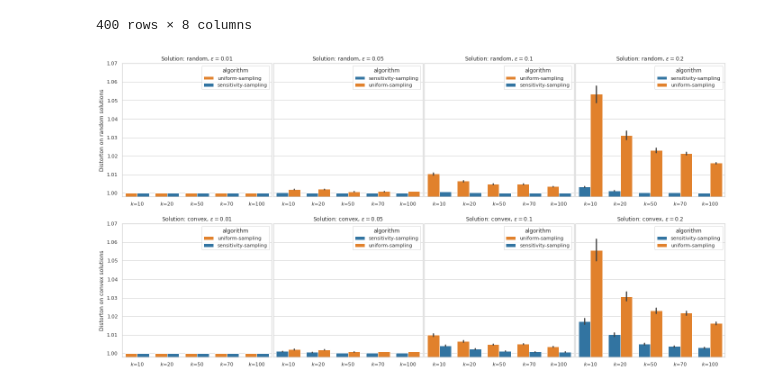
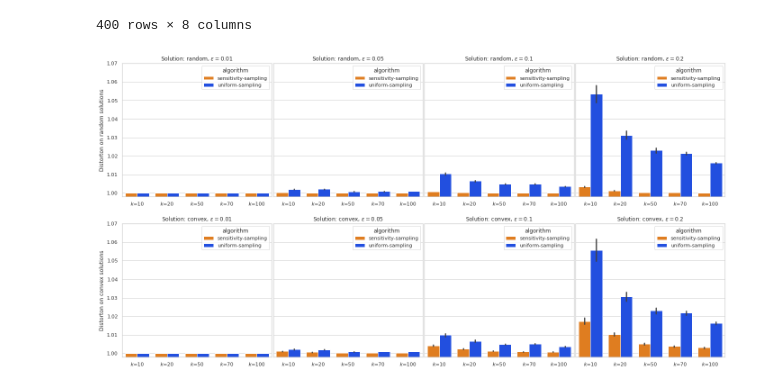
Before and after one commit to sheikhomar/yace, a Jupyter notebook: notebooks/04-preliminary-results-take-1.ipynb, the cells around one changed output. Cells and saved outputs as stored; diff of their text form; code cells hidden in the pictures.

Commit message:
Reorder bars and colours in plots.

```diff
--- a/notebooks/04-preliminary-results-take-1.ipynb
+++ b/notebooks/04-preliminary-results-take-1.ipynb
@@ -122,33 +122,35 @@ df_grouped
 400 rows × 8 columns
 # %%
 colors = sns.color_palette("tab10")
-algorithm_colors = {algo: colors[i] for i, algo in enumerate(df_raw_results.algorithm.unique())}
+colors = sns.color_palette("bright")
+algorithms = np.sort(df_raw_results.algorithm.unique())[::-1]
+algorithm_colors = {algo: colors[i] for i, algo in enumerate(algorithms)}
 df_raw_results["k_formatted"] = "$k$=" + df_raw_results["k"].astype(str)
 df_grouped["k_formatted"] = "$k$=" + df_grouped["k"].astype(str)
 # %%
 solution_types = df_raw_results["solution_type"].unique()
 epsilons = np.sort(df_raw_results["epsilon"].unique())
 n_rows = len(solution_types)
 n_cols = len(epsilons)
 fig, axes = plt.subplots(nrows=n_rows, ncols=n_cols, sharey=True, figsize=(n_rows*12, n_cols*3))
 
 for i, solution_type in enumerate(solution_types):
     for j, epsilon in enumerate(epsilons):
         ax = axes[i,j]
         f1 = df_raw_results["solution_type"] == solution_type
         f2 = df_raw_results["epsilon"] == epsilon
         df_filtered = df_raw_results[f1&f2].copy()
-        df_filtered.sort_values(by=["k"], inplace=True)
+        df_filtered.sort_values(by=["k", "algorithm"], inplace=True)
         sns.barplot(data=df_filtered, x="k_formatted", y="distortion", hue="algorithm", ax=ax, palette=algorithm_colors)
         ax.set_ylim(bottom=0.998, top=1.07)
         ax.set_title(f"Solution: {solution_type}, $\\epsilon=${epsilon}")
         ax.set_ylabel(f"Distorton on {solution_type} solutions")
         ax.set_xlabel("")
         if j > 0:
             ax.set_ylabel("")
         if i == 0:
             ax.set_xlabel("")
 fig.subplots_adjust(wspace=0.01)
-fig.savefig("simple-instance-distortions-v1.pdf")
+fig.savefig("simple-instance-distortions-v1.pdf", )
 # %% [output]
-[figure, old version]
+[figure, new version]
```
